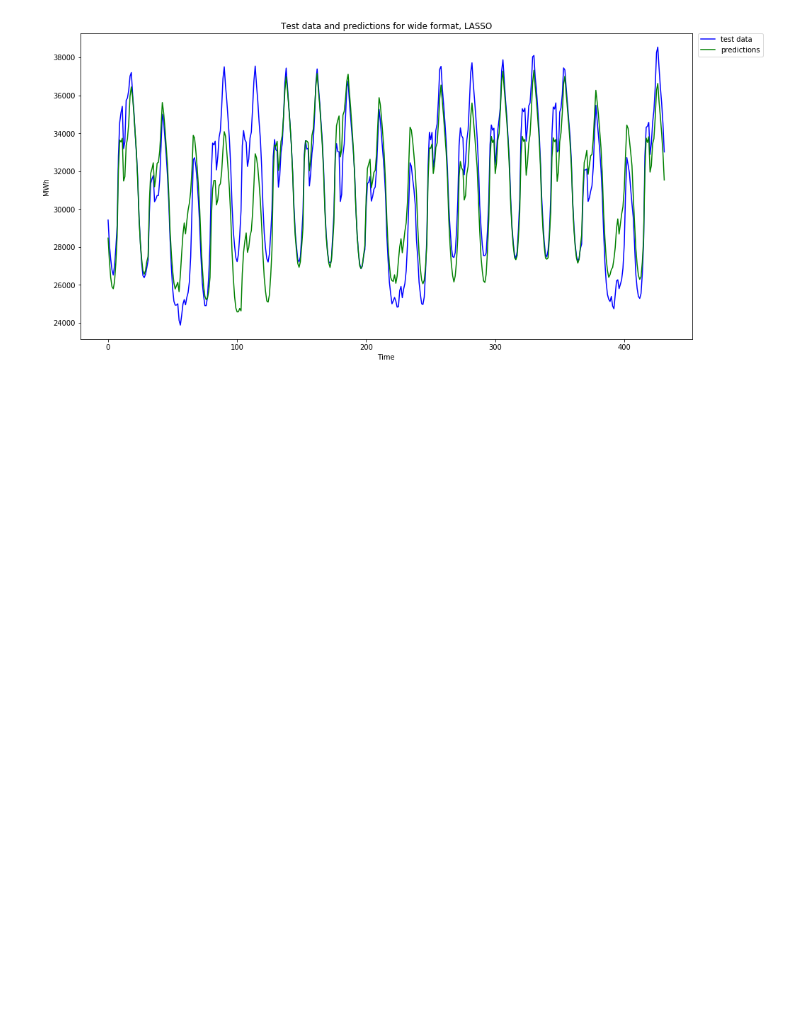
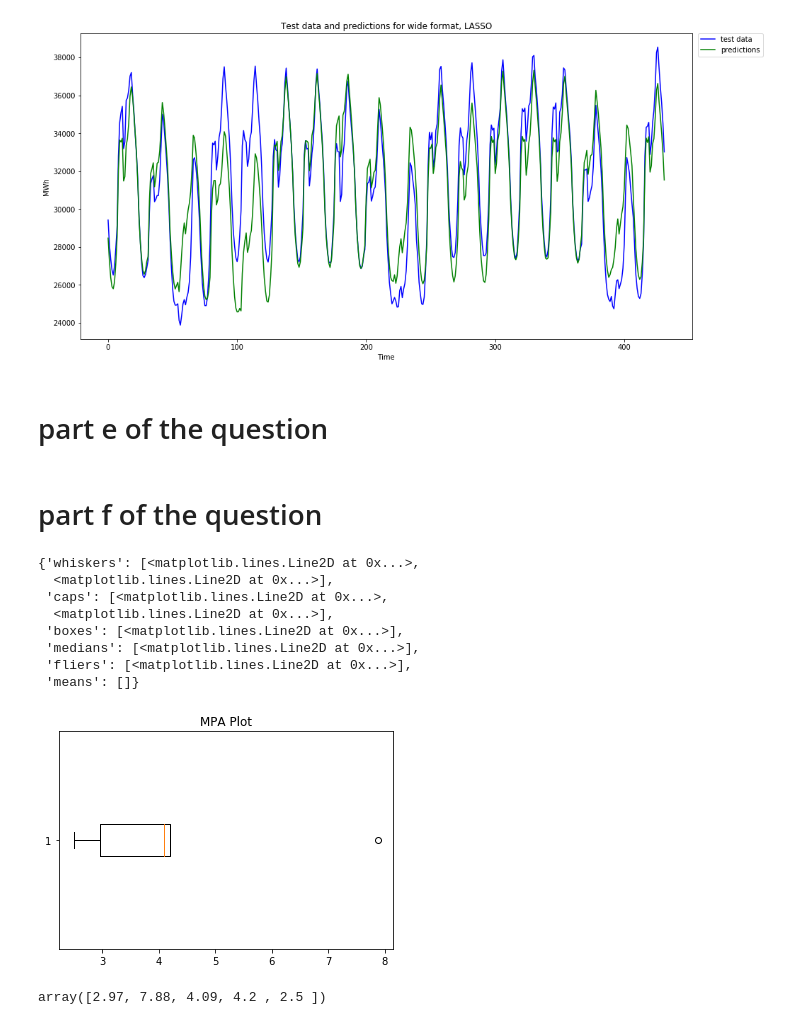
Before and after one commit to BU-IE-582/fall19-omarburk, a Jupyter notebook: IE582_HW3.ipynb, the cells around one changed output. Cells and saved outputs as stored; diff of their text form; code cells hidden in the pictures; blank space fills up the shorter version.

```diff
--- a/IE582_HW3.ipynb
+++ b/IE582_HW3.ipynb
@@ -370,3 +370,5 @@ axes.legend(bbox_to_anchor=(1.01, 1), loc='upper left', borderaxespad=0.)
 plt.subplots_adjust(hspace=0.2, top=1.5, bottom=0, left=0, right=2)
 # %% [output]
 [figure]
+# %% [markdown]
+# part e of the question
@@ -372,0 +408,21 @@ plt.subplots_adjust(hspace=0.2, top=1.5, bottom=0, left=0, right=2)
+# %% [markdown]
+# part f of the question
+# %%
+mpa_data = np.array([MAPE(y_test168, X_test168), MAPE(y_test48, X_test48), MAPE(y_test_long, reg_long.predict(X_test_long)), MAPE(test_sorted_actual, test_sorted_pred), MAPE(test2_sorted_actual, test2_sorted_pred)])
+fig, ax = plt.subplots()
+ax.set_title('MPA Plot')
+ax.boxplot(mpa_data, vert=False)
+# %% [output]
+{'whiskers': [<matplotlib.lines.Line2D at 0x...>,
+  <matplotlib.lines.Line2D at 0x...>],
+ 'caps': [<matplotlib.lines.Line2D at 0x...>,
+  <matplotlib.lines.Line2D at 0x...>],
+ 'boxes': [<matplotlib.lines.Line2D at 0x...>],
+ 'medians': [<matplotlib.lines.Line2D at 0x...>],
+ 'fliers': [<matplotlib.lines.Line2D at 0x...>],
+ 'means': []}
+[figure, added]
+# %%
+mpa_data
+# %% [output]
+array([2.97, 7.88, 4.09, 4.2 , 2.5 ])
```
Also changed, not shown: parts of 3 cells of this notebook.
